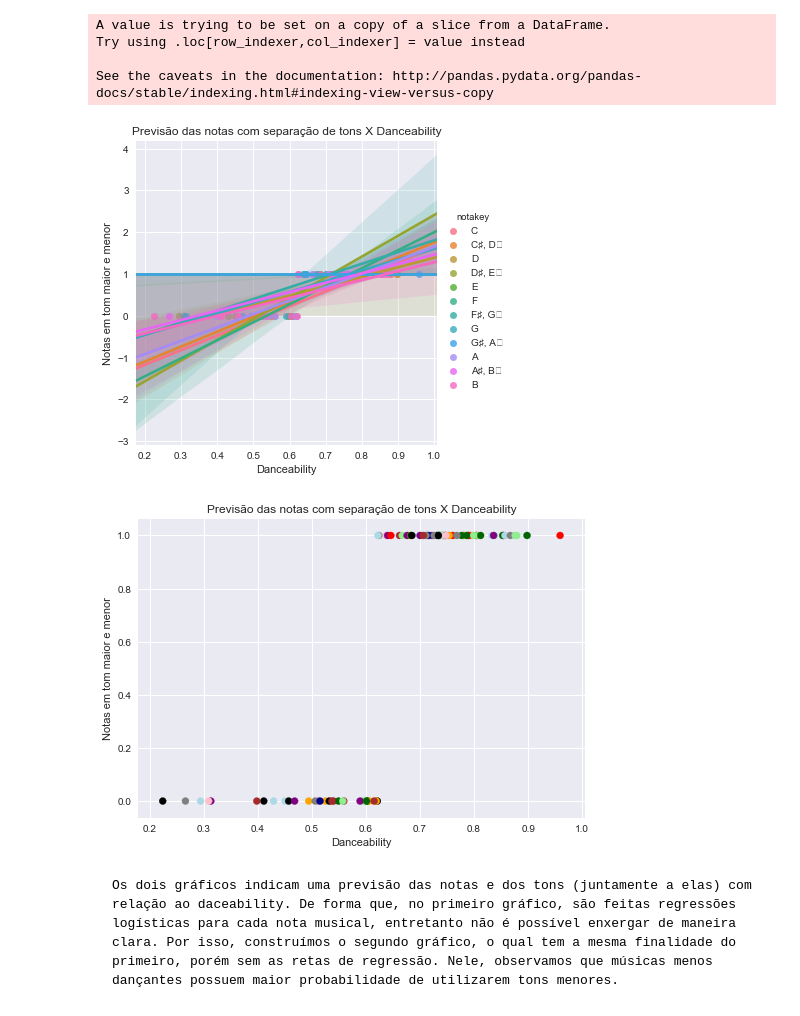
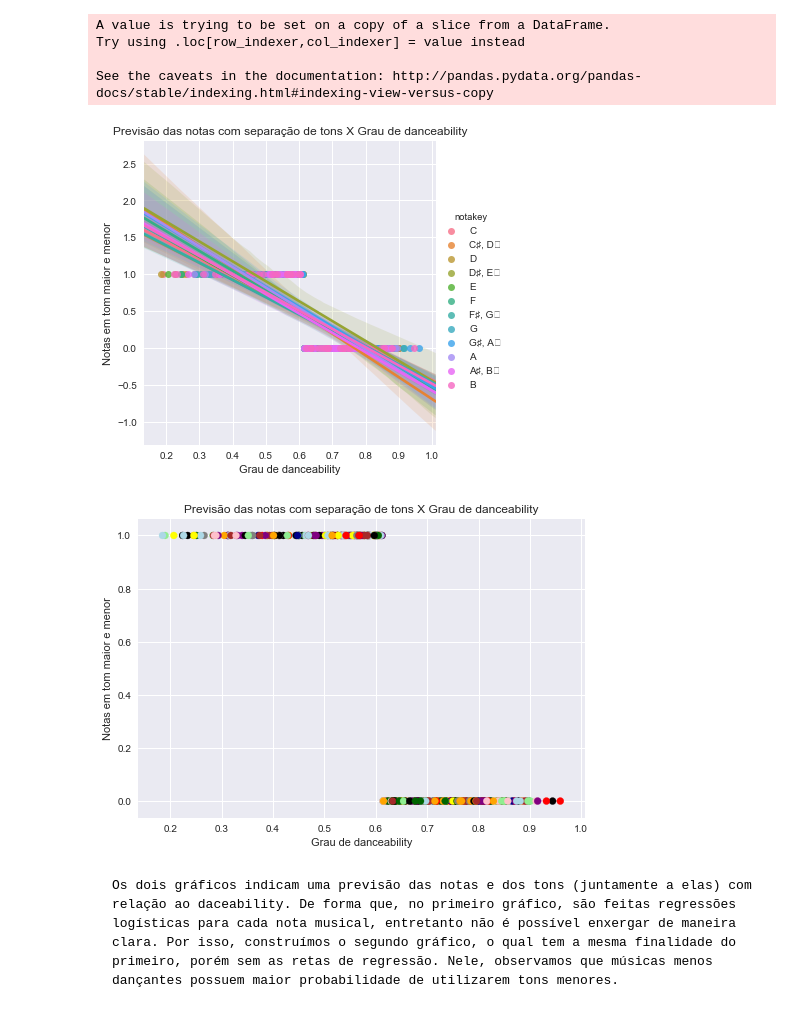
Before and after one commit to R09090909/Projeto3-cd, a Jupyter notebook: Projeto-3-CD-10.0.ipynb, the cells around one changed output. Drawn from its saved outputs; the diff is of its cells as text; code cells hidden in the pictures.

```diff
--- a/Projeto-3-CD-10.0.ipynb
+++ b/Projeto-3-CD-10.0.ipynb
@@ -36,8 +36,8 @@ from mpl_toolkits.mplot3d import Axes3D
 sptdata = pd.read_csv("data.csv")
 
 #ajustando a quantidade de termos que precisamos usar
-spotdata = sptdata[0:100]
-spotdatatreina = sptdata[100:200]
+spotdata = sptdata[0:500]
+spotdatatreina = sptdata[500:1000]
 # %% [markdown]
 ## Parte 2: Discretizando dados
 # %%
@@ -166,19 +166,19 @@ Try using .loc[row_indexer,col_indexer] = value instead
 See the caveats in the documentation: http://pandas.pydata.org/pandas-docs/stable/indexing.html#indexing-view-versus-copy
 # %%
 g = sns.lmplot(x="danceability", y="mode12key_pred_class", hue="notakey", data=spotdata,size=5)
-plt.title('Previsão das notas com separação de tons X Danceability')
-plt.xlabel('Danceability')
+plt.title('Previsão das notas com separação de tons X Grau de danceability')
+plt.xlabel('Grau de danceability')
 plt.ylabel('Notas em tom maior e menor')
 #gráfico dos dois grupos de tons (maior e menor) das notas de cada música por danceability
 fig, ax = plt.subplots(1)
 ax.scatter(spotdata['danceability'], spotdata['mode12key_pred_class'], c=spotdata['notas'].apply(lambda x: colors[x]))
-plt.title('Previsão das notas com separação de tons X Danceability')
-plt.xlabel('Danceability')
+plt.title('Previsão das notas com separação de tons X Grau de danceability')
+plt.xlabel('Grau de danceability')
 plt.ylabel('Notas em tom maior e menor')
 plt.show()
 # %% [output]
-[figure, old version]
+[figure, new version]
-[figure, old version]
+[figure, new version]
 # %% [markdown]
     Os dois gráficos indicam uma previsão das notas e dos tons (juntamente a elas) com relação ao daceability. De forma que, no primeiro gráfico, são feitas regressões logísticas para cada nota musical, entretanto não é possível enxergar de maneira clara. Por isso, construímos o segundo gráfico, o qual tem a mesma finalidade do primeiro, porém sem as retas de regressão. Nele, observamos que músicas menos dançantes possuem maior probabilidade de utilizarem tons menores.
 # %% [markdown]
```
Also changed, not shown: parts of 21 cells of this notebook.
